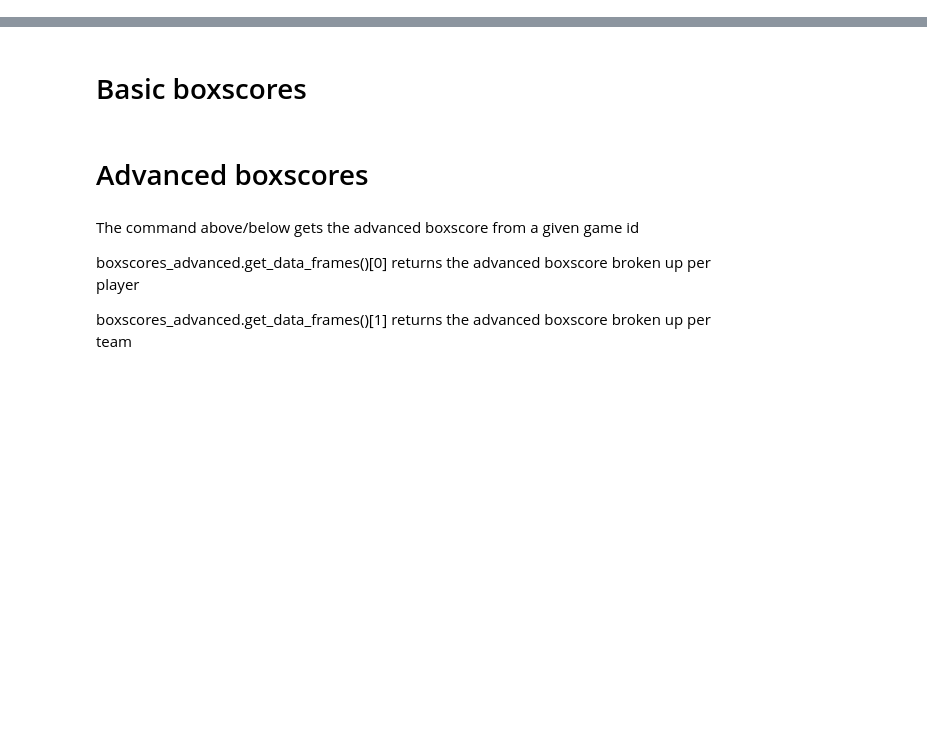
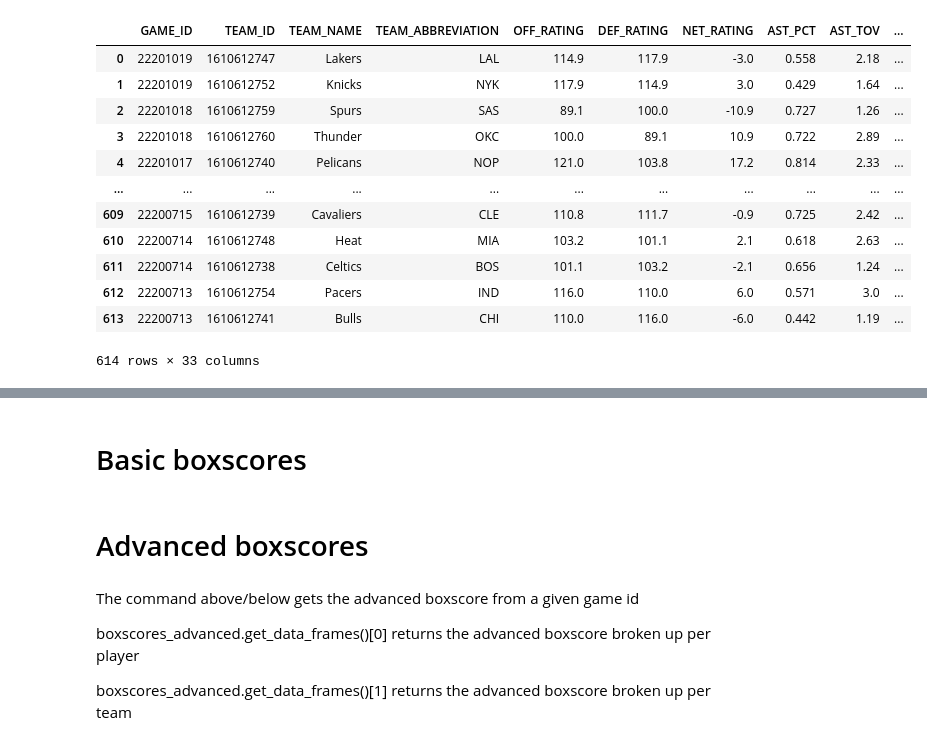
Before and after one commit to alecmatt5/nba_betting_analysis, a Jupyter notebook: backend/notebooks/production_test_julia.ipynb, the cells around one changed output, grey strips where cells are left out. Saved outputs shown, nothing was run; the diff lists cells and outputs as text; code cells hidden in the pictures; blank space fills up the shorter version.

```diff
--- a/backend/notebooks/production_test_julia.ipynb
+++ b/backend/notebooks/production_test_julia.ipynb
@@ -70,0 +228,16 @@ checkbox_values = {
+# %%
+advanced
+# %% [output]
+|  | GAME_ID | TEAM_ID | TEAM_NAME | TEAM_ABBREVIATION | OFF_RATING | DEF_RATING | NET_RATING | AST_PCT | AST_TOV | ... |
+| 0 | 22201019 | 1610612747 | Lakers | LAL | 114.9 | 117.9 | -3.0 | 0.558 | 2.18 | ... |
+| 1 | 22201019 | 1610612752 | Knicks | NYK | 117.9 | 114.9 | 3.0 | 0.429 | 1.64 | ... |
+| 2 | 22201018 | 1610612759 | Spurs | SAS | 89.1 | 100.0 | -10.9 | 0.727 | 1.26 | ... |
+| 3 | 22201018 | 1610612760 | Thunder | OKC | 100.0 | 89.1 | 10.9 | 0.722 | 2.89 | ... |
+| 4 | 22201017 | 1610612740 | Pelicans | NOP | 121.0 | 103.8 | 17.2 | 0.814 | 2.33 | ... |
+| ... | ... | ... | ... | ... | ... | ... | ... | ... | ... | ... |
+| 609 | 22200715 | 1610612739 | Cavaliers | CLE | 110.8 | 111.7 | -0.9 | 0.725 | 2.42 | ... |
+| 610 | 22200714 | 1610612748 | Heat | MIA | 103.2 | 101.1 | 2.1 | 0.618 | 2.63 | ... |
+| 611 | 22200714 | 1610612738 | Celtics | BOS | 101.1 | 103.2 | -2.1 | 0.656 | 1.24 | ... |
+| 612 | 22200713 | 1610612754 | Pacers | IND | 116.0 | 110.0 | 6.0 | 0.571 | 3.0 | ... |
+| 613 | 22200713 | 1610612741 | Bulls | CHI | 110.0 | 116.0 | -6.0 | 0.442 | 1.19 | ... |
+614 rows × 33 columns
```
Also changed, not shown: parts of 46 cells of this notebook, 3 other files.
